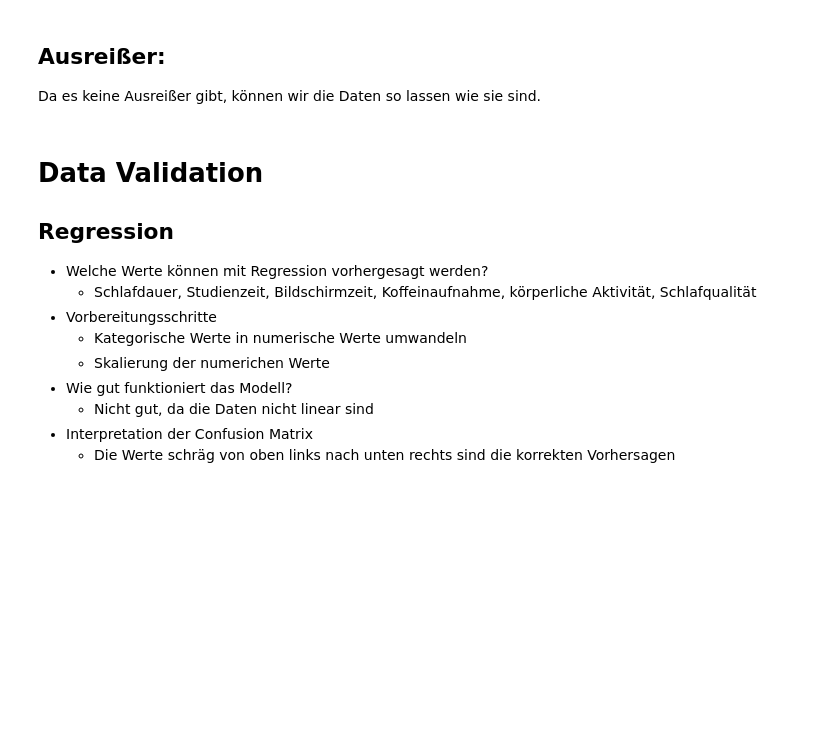
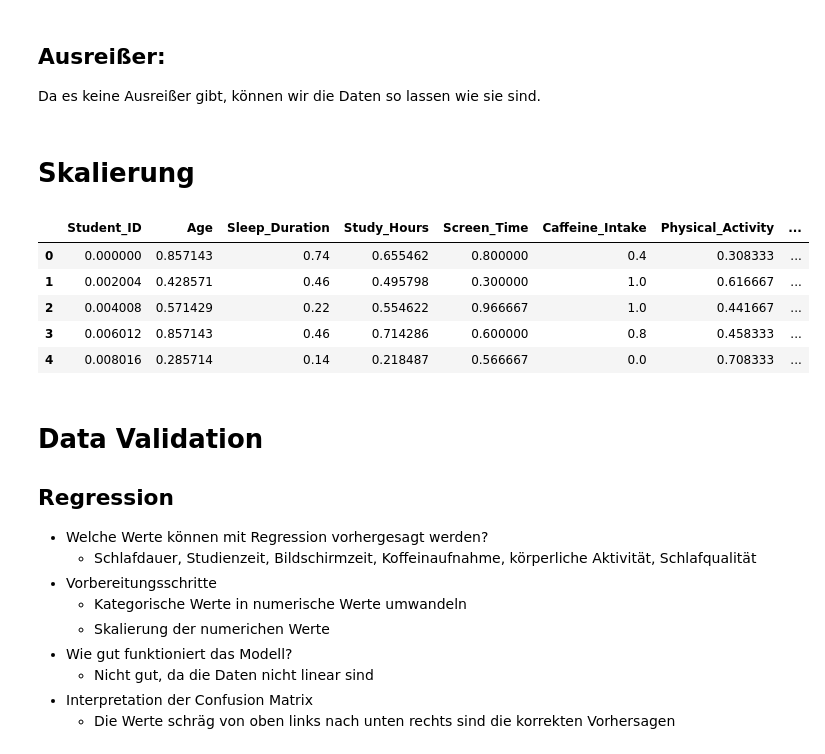
Before and after one commit to Niklas-Wag/Sleep_DSAI, a Jupyter notebook: SpamEmailClassification.ipynb, the cells around one changed output. Drawn from its saved outputs; the diff is of its cells as text; code cells hidden in the pictures; blank space fills up the shorter version.

```diff
--- a/SpamEmailClassification.ipynb
+++ b/SpamEmailClassification.ipynb
@@ -250,6 +284,28 @@ plt.show()
 # %% [markdown]
 ## Ausreißer:
 Da es keine Ausreißer gibt, können wir die Daten so lassen wie sie sind.
+# %% [markdown]
+# Skalierung
+# %%
+from sklearn.preprocessing import MinMaxScaler
+
+scaler = MinMaxScaler()
+
+# Select the numeric columns to scale
+numeric_cols = sleep_dataset.select_dtypes(include=['float64', 'int64']).columns
+
+# Fit and transform the data
+sleep_dataset[numeric_cols] = scaler.fit_transform(sleep_dataset[numeric_cols])
+
+# Display the first few rows of the scaled dataset
+sleep_dataset.head()
+# %% [output]
+|  | Student_ID | Age | Sleep_Duration | Study_Hours | Screen_Time | Caffeine_Intake | Physical_Activity | ... |
+| 0 | 0.000000 | 0.857143 | 0.74 | 0.655462 | 0.800000 | 0.4 | 0.308333 | ... |
+| 1 | 0.002004 | 0.428571 | 0.46 | 0.495798 | 0.300000 | 1.0 | 0.616667 | ... |
+| 2 | 0.004008 | 0.571429 | 0.22 | 0.554622 | 0.966667 | 1.0 | 0.441667 | ... |
+| 3 | 0.006012 | 0.857143 | 0.46 | 0.714286 | 0.600000 | 0.8 | 0.458333 | ... |
+| 4 | 0.008016 | 0.285714 | 0.14 | 0.218487 | 0.566667 | 0.0 | 0.708333 | ... |
 # %% [markdown]
 # Data Validation
 
```
Also changed, not shown: parts of 7 cells of this notebook.
